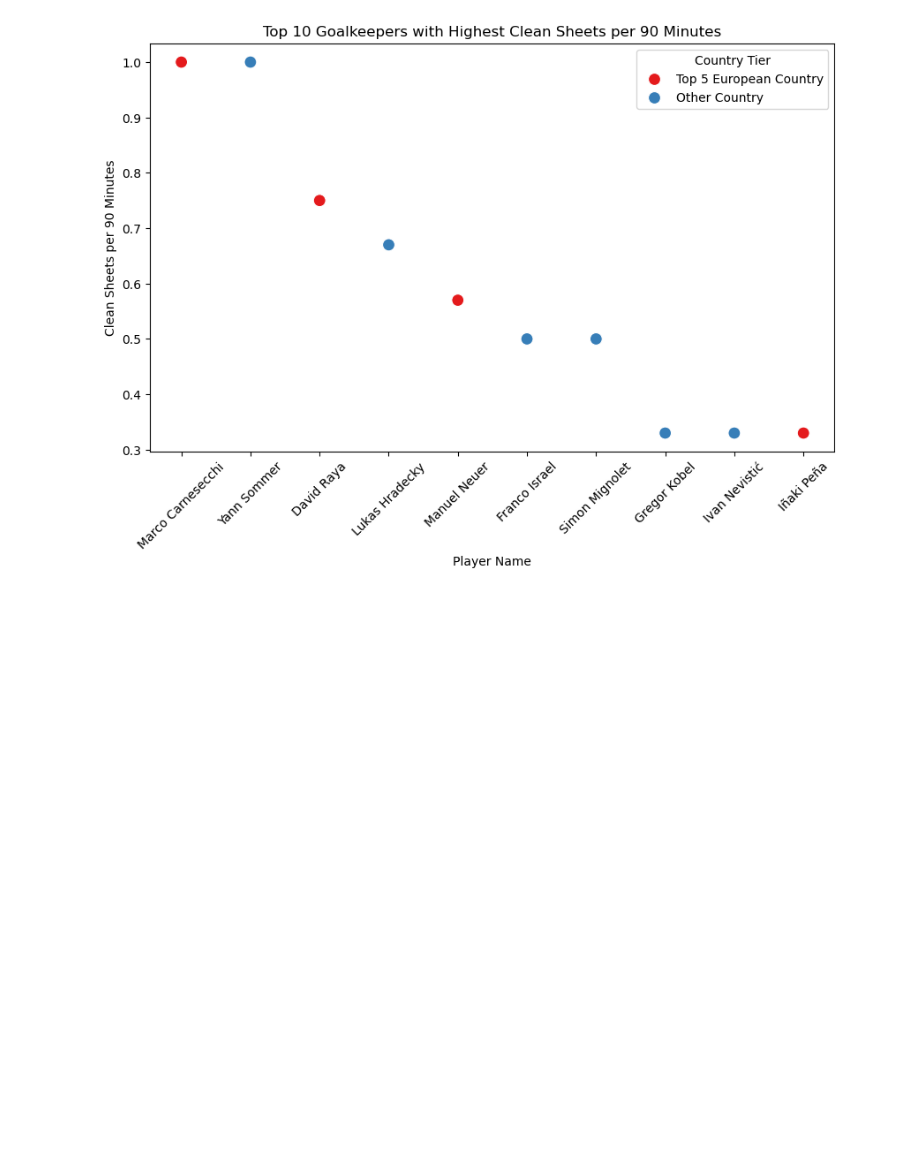
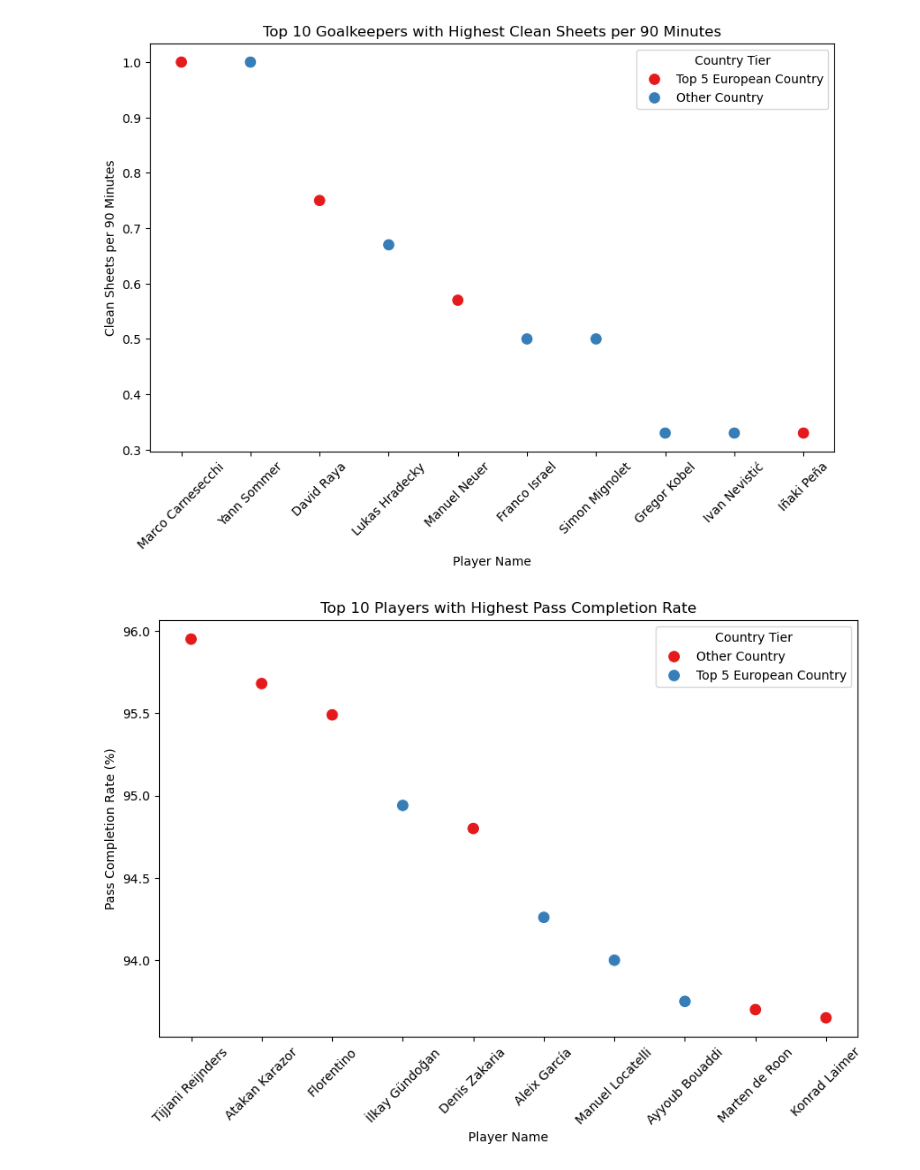
Before and after one commit to AJD1888/ucl-2025-national-performance-analysis, a Jupyter notebook: ucl-2025-national-performace-analysis.ipynb, the cells around one changed output. Cells and saved outputs as stored; diff of their text form; code cells hidden in the pictures; blank space fills up the shorter version.

```diff
--- a/ucl-2025-national-performace-analysis.ipynb
+++ b/ucl-2025-national-performace-analysis.ipynb
@@ -421,3 +426,24 @@ top_10_conversion_rate
 | 7 | Robert Lewandowski | Poland | FC Barcelona | Forward | 5.0 | 13.0 | 38.46 | ... |
 | 8 | Kerem Aktürkoğlu | Türkiye | SL Benfica | Forward | 3.0 | 8.0 | 37.50 | ... |
 | 9 | Julián Alvarez | Argentina | Atlético de Madrid | Forward | 1.0 | 3.0 | 33.33 | ... |
+# %%
+# Query 10 - get the top players with the highesp pass completion rate in the competition
+query10 = """
+SELECT player_name, nationality, team, field_position, passes_completed, passes_attempted, ROUND((SUM(passes_completed) / SUM(passes_attempted)) * 100, 2) AS "Pass Completion Rate (%)",
+CASE
+    WHEN nationality IN ('Spain', 'Italy', 'Germany', 'France', 'England') THEN 'Top 5 European Country'
+    ELSE 'Other Country'
+END AS Country_tier
+FROM players
+LEFT JOIN distribution_stats ON players.id_player = distribution_stats.id_player
+LEFT JOIN key_stats ON players.id_player = key_stats.id_player
+INNER JOIN teams ON players.team_id = teams.team_id
+WHERE passes_attempted > 0 AND passes_completed > 0 AND minutes_played > 180 AND field_position = 'Midfielder'
+GROUP BY player_name, nationality, team, field_position
+ORDER BY "Pass Completion Rate (%)" DESC
+LIMIT 10;
+"""
+
+top_10_pass_completion_rate = pd.read_sql_query(query10, conn)
+
+top_10_pass_completion_rate
@@ -476,3 +514,15 @@ plt.legend(title="Country Tier")
 plt.show()
 # %% [output]
 [figure]
+# %%
+# show a scatter plot of the top 10 highest pass completion rate in the competition
+plt.figure(figsize=(10,6))
+sns.scatterplot(x="player_name", y="Pass Completion Rate (%)", hue="Country_tier", data=top_10_pass_completion_rate, palette="Set1", s=100)
+plt.title("Top 10 Players with Highest Pass Completion Rate")
+plt.xlabel("Player Name")
+plt.ylabel("Pass Completion Rate (%)")
+plt.xticks(rotation=45)
+plt.legend(title="Country Tier")
+plt.show()
+# %% [output]
+[figure, added]
```
Also changed, not shown: parts of 3 cells of this notebook, 14 other files.
